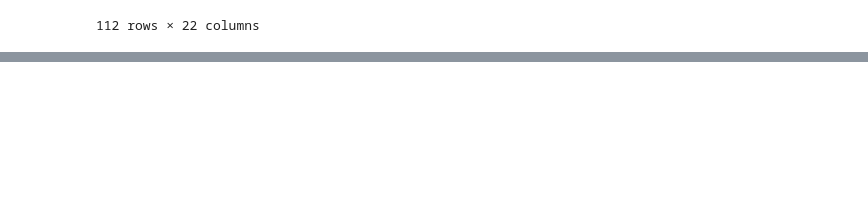
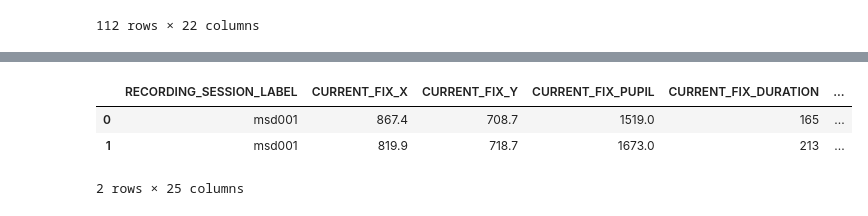
Before and after one commit to razaali0123/SB-SAT, a Jupyter notebook: model/analysis.ipynb, the cells around one changed output, grey strips where cells are left out. Drawn from its saved outputs; the diff is of its cells as text; code cells hidden in the pictures; blank space fills up the shorter version.

Commit message:
passage split added

```diff
--- a/model/analysis.ipynb
+++ b/model/analysis.ipynb
@@ -26,0 +80,4 @@ df_filtered[['RECORDING_SESSION_LABEL', 'CURRENT_FIX_X', 'CURRENT_FIX_Y', 'CURRE
+# %%
+test_page = ['dickens', 'genome', 'flytrap', 'northpole']
+test_page = random.choice(test_page)
+print("The passage selected as a test label is "+ test_page)
@@ -26,0 +86,10 @@ df_filtered[['RECORDING_SESSION_LABEL', 'CURRENT_FIX_X', 'CURRENT_FIX_Y', 'CURRE
+# %%
+test = df[(df.page_name.str.contains(test_page)) & (df.type == 'reading')]
+train = df[~(df.page_name.str.contains(test_page)) & (df.type == 'reading')]
+train = train.sort_values(['page_name', 'CURRENT_FIX_INTEREST_AREA_ID'],
+              ascending = [True, True])
+test = test.sort_values(['page_name', 'CURRENT_FIX_INTEREST_AREA_ID'],
+              ascending = [True, True])
+# %%
+train_indivitual = train[train.RECORDING_SESSION_LABEL == 'msd001']
+test_indivitual = test[test.RECORDING_SESSION_LABEL == 'msd001']
@@ -26,0 +102,7 @@ df_filtered[['RECORDING_SESSION_LABEL', 'CURRENT_FIX_X', 'CURRENT_FIX_Y', 'CURRE
+# %%
+train_indivitual = train_indivitual[['RECORDING_SESSION_LABEL', 'CURRENT_FIX_X', 'CURRENT_FIX_Y', 'CURRENT_FIX_PUPIL', 'CURRENT_FIX_DURATION', 'CURRENT_FIX_INTEREST_AREA_LABEL', 'RT', 'book_name']] \
+    .merge(label, left_on=['RECORDING_SESSION_LABEL', 'book_name'], right_on=['subj', 'book'], how = 'inner' )
+
+
+test_indivitual = test_indivitual[['RECORDING_SESSION_LABEL', 'CURRENT_FIX_X', 'CURRENT_FIX_Y', 'CURRENT_FIX_PUPIL', 'CURRENT_FIX_DURATION', 'CURRENT_FIX_INTEREST_AREA_LABEL', 'RT', 'book_name']] \
+    .merge(label, left_on=['RECORDING_SESSION_LABEL', 'book_name'], right_on=['subj', 'book'], how = 'inner' )
@@ -26,0 +130,7 @@ df_filtered[['RECORDING_SESSION_LABEL', 'CURRENT_FIX_X', 'CURRENT_FIX_Y', 'CURRE
+# %%
+test_indivitual.head(2)
+# %% [output]
+|  | RECORDING_SESSION_LABEL | CURRENT_FIX_X | CURRENT_FIX_Y | CURRENT_FIX_PUPIL | CURRENT_FIX_DURATION | ... |
+| 0 | msd001 | 867.4 | 708.7 | 1519.0 | 165 | ... |
+| 1 | msd001 | 819.9 | 718.7 | 1673.0 | 213 | ... |
+2 rows × 25 columns
```
Also changed, not shown: parts of 12 cells of this notebook.
